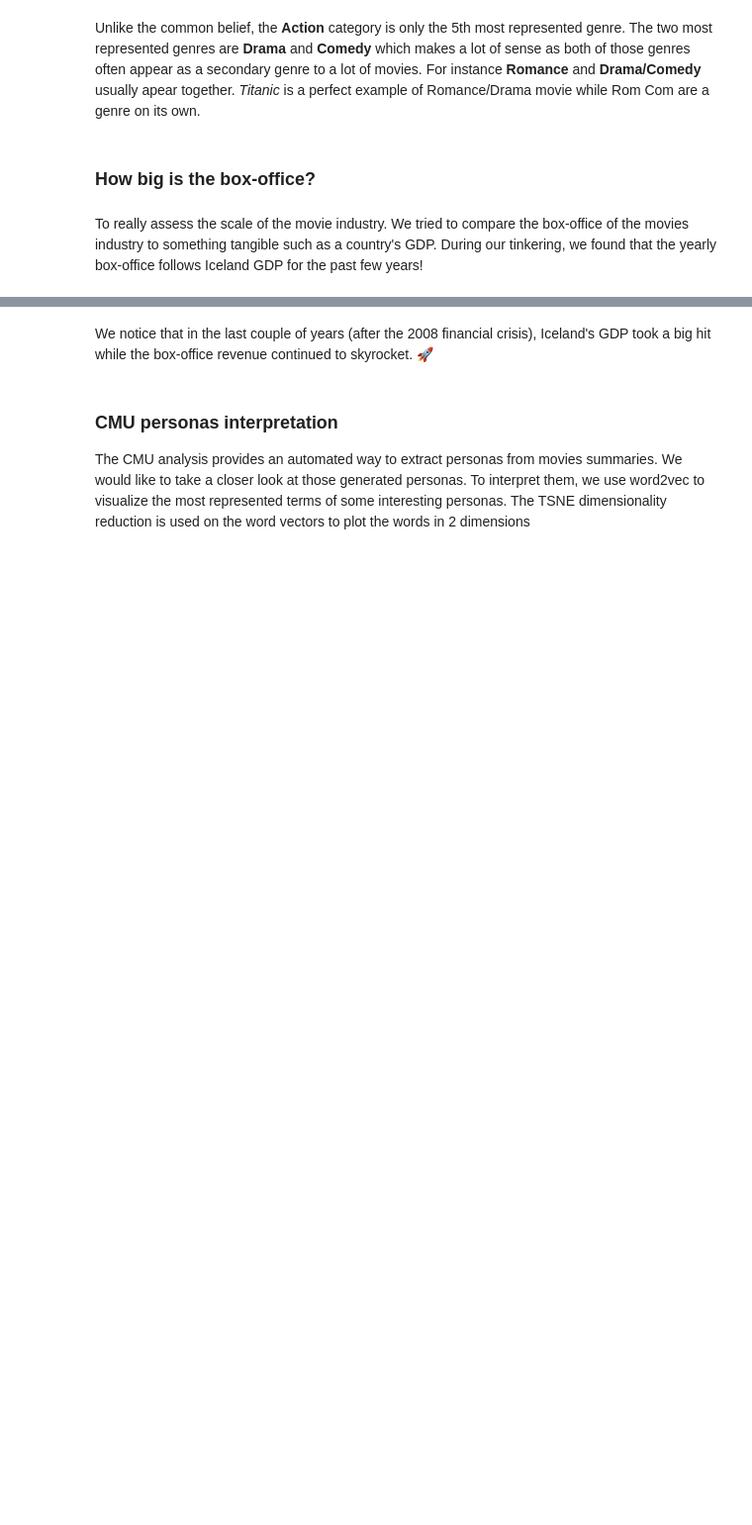
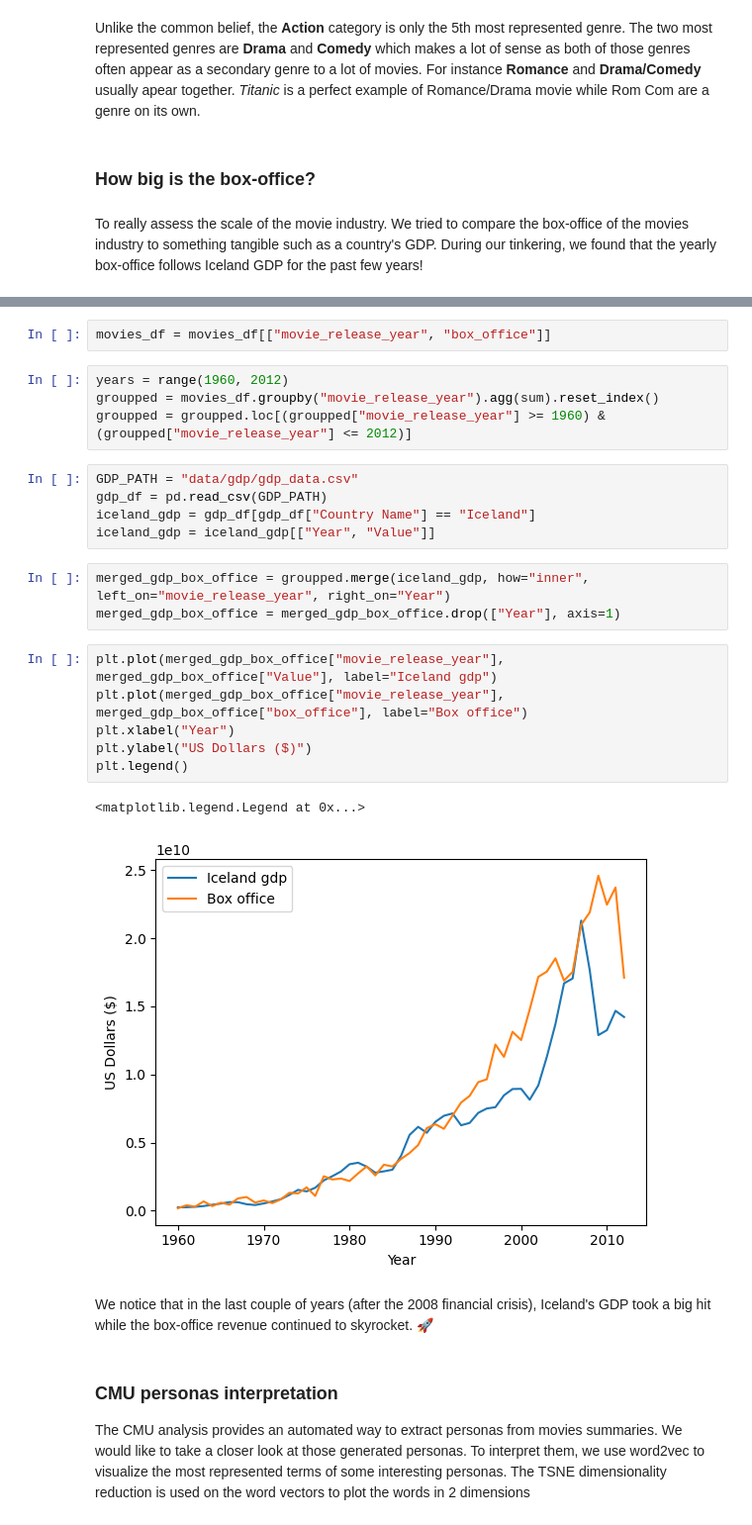
Before and after one commit to epfl-ada/ada-2023-project-advanceddataarsonists, a Jupyter notebook: data_analysis.ipynb, the cells around one changed output, grey strips where cells are left out. Shown at 99% size. Saved outputs shown, nothing was run; the diff lists cells and outputs as text; blank space fills up the shorter version.

```diff
--- a/data_analysis.ipynb
+++ b/data_analysis.ipynb
@@ -1137,3 +1110,26 @@ fig
+# %%
+movies_df = movies_df[["movie_release_year", "box_office"]]
+# %%
+years = range(1960, 2012)
+groupped = movies_df.groupby("movie_release_year").agg(sum).reset_index()
+groupped = groupped.loc[(groupped["movie_release_year"] >= 1960) & (groupped["movie_release_year"] <= 2012)]
+# %%
+GDP_PATH = "data/gdp/gdp_data.csv"
+gdp_df = pd.read_csv(GDP_PATH)
+iceland_gdp = gdp_df[gdp_df["Country Name"] == "Iceland"]
+iceland_gdp = iceland_gdp[["Year", "Value"]]
+# %%
+merged_gdp_box_office = groupped.merge(iceland_gdp, how="inner", left_on="movie_release_year", right_on="Year")
+merged_gdp_box_office = merged_gdp_box_office.drop(["Year"], axis=1)
+# %%
+plt.plot(merged_gdp_box_office["movie_release_year"], merged_gdp_box_office["Value"], label="Iceland gdp")
+plt.plot(merged_gdp_box_office["movie_release_year"], merged_gdp_box_office["box_office"], label="Box office")
+plt.xlabel("Year")
+plt.ylabel("US Dollars ($)")
+plt.legend()
+# %% [output]
+<matplotlib.legend.Legend at 0x...>
+[figure, added]
 # %% [markdown]
 We notice that in the last couple of years (after the 2008 financial crisis), Iceland's GDP took a big hit while the box-office revenue continued to skyrocket. 🚀
 # %% [markdown]
```
Also changed, not shown: parts of 1 cell of this notebook.
